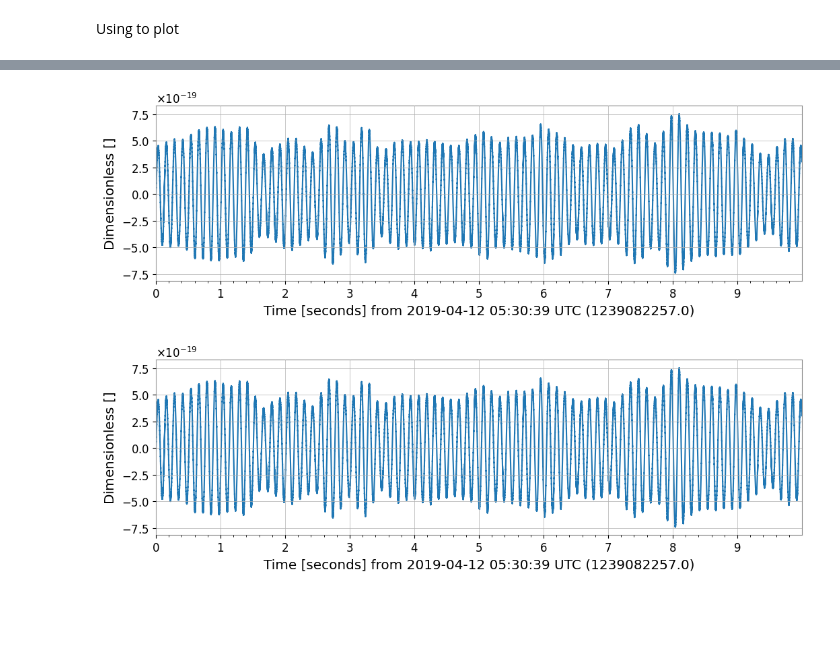
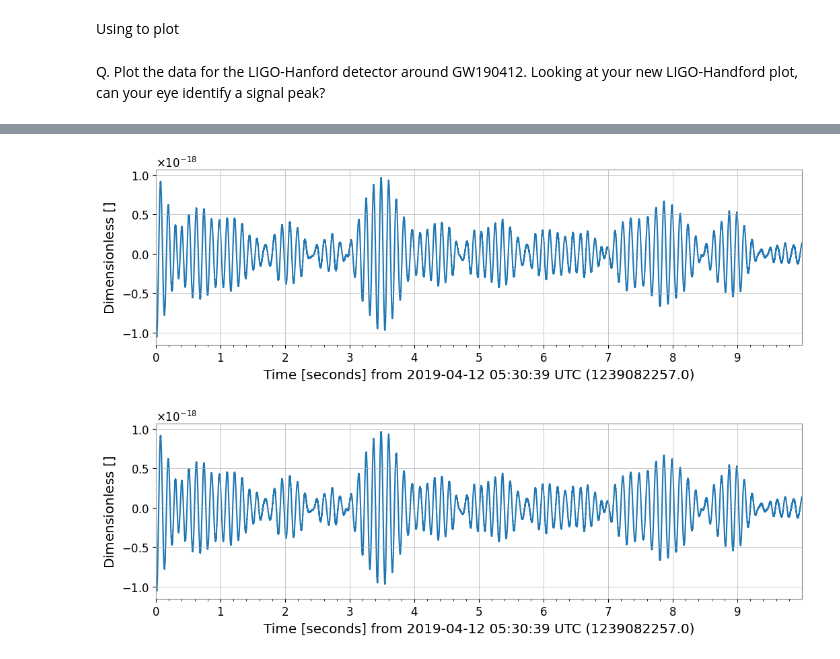
Before and after one commit to PushparajChakravarti/GWODC, a Jupyter notebook: Tutorials/Day_1/Tuto_1.1_Discovering_Open_Data.ipynb, the cells around one changed output, grey strips where cells are left out. Drawn from its saved outputs; the diff is of its cells as text; code cells hidden in the pictures; blank space fills up the shorter version.

```diff
--- a/Tutorials/Day_1/Tuto_1.1_Discovering_Open_Data.ipynb
+++ b/Tutorials/Day_1/Tuto_1.1_Discovering_Open_Data.ipynb
@@ -179,6 +179,8 @@ print(selection)
 ['GW170817-v3']
 # %% [markdown]
 Using to plot
+# %% [markdown]
+Q. Plot the data for the LIGO-Hanford detector around GW190412. Looking at your new LIGO-Handford plot, can your eye identify a signal peak?
 # %%
 !pip install gwpy
 from gwpy.timeseries import TimeSeries
@@ -186,6 +188,6 @@ from gwosc.datasets import event_gps
 
 gps = event_gps('GW190412')
 segment = (int(gps)-5, int(gps)+5)
-hdata = TimeSeries.fetch_open_data('H1', *segment, verbose=True)
+hdata = TimeSeries.fetch_open_data('L1', *segment, verbose=True)
 hdata.plot()
 # %% [output]
@@ -207,4 +209,4 @@ Successfully installed cryptography-44.0.2 dateparser-1.2.1 dqsegdb2-1.3.0 gwdat
 Fetched 1 URLs from gwosc.org for [1239082257 .. 1239082267))
 Reading data... [Done]
-[figure, old version]
+[figure, new version]
-[figure, old version]
+[figure, new version]
```
Also changed, not shown: parts of 3 cells of this notebook.
